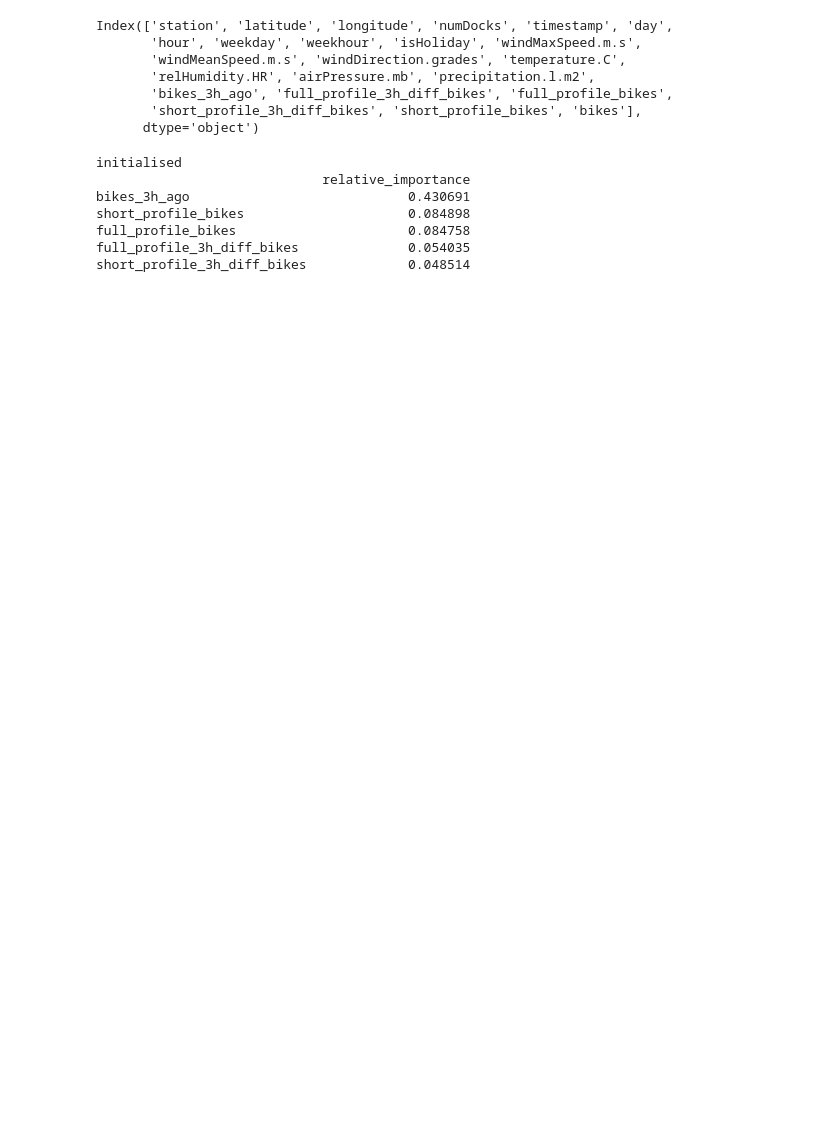
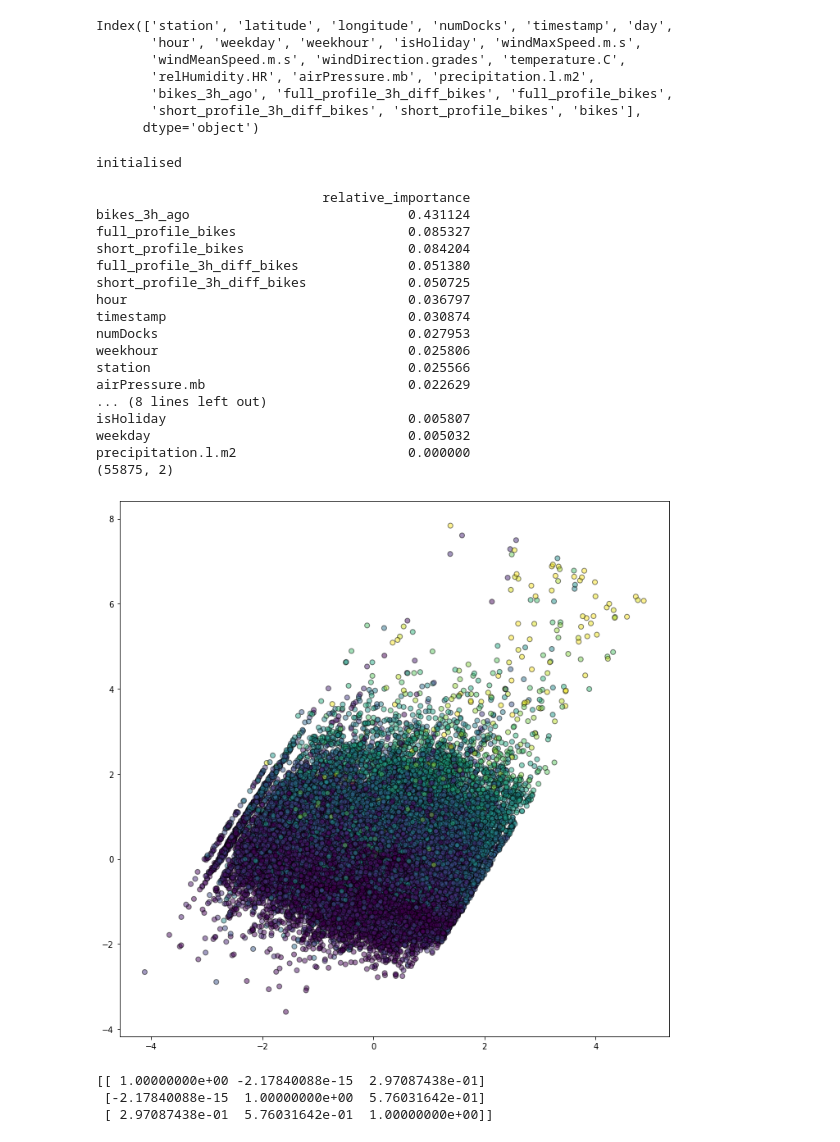
Before and after one commit to phillipSloan/MoreBikes, a Jupyter notebook: first_try.ipynb, the cells around one changed output. Cells and saved outputs as stored; diff of their text form; code cells hidden in the pictures; blank space fills up the shorter version.

Commit message:
playing with plotting

```diff
--- a/first_try.ipynb
+++ b/first_try.ipynb
@@ -84,16 +90,48 @@ feature_order = df.columns[:-1][imp_indixes]
 importances = importances[imp_indixes]
 
 imp_df = pd.DataFrame(data = importances, index = feature_order, columns=["relative_importance"])
-
-lowest_ranked_10 = feature_order[-7:]
-for feature in lowest_ranked_10:
-    del df[feature]
-print(imp_df.head())
 # %% [output]
 initialised
-                             relative_importance
-bikes_3h_ago                            0.430691
-short_profile_bikes                     0.084898
-full_profile_bikes                      0.084758
-full_profile_3h_diff_bikes              0.054035
-short_profile_3h_diff_bikes             0.048514
+# %%
+print(imp_df)
+X = df.iloc[:,:-1].to_numpy()
+Y = df["bikes"].to_numpy()
+
+from sklearn.decomposition import PCA
+from sklearn.manifold import TSNE
+import matplotlib.pyplot as plt
+
+pca = PCA(n_components = 2, whiten = True)
+X_pca = pca.fit_transform(X)
+
+print(X_pca.shape)
+
+fig, ax = plt.subplots(figsize=(12,12))
+
+ax.scatter(X_pca[:,0], X_pca[:,1], c = Y, edgecolor = '0', alpha=0.5)
+
+plt.show()
+
+print(np.corrcoef(X_pca.transpose(), Y))
+# %% [output]
+                             relative_importance
+bikes_3h_ago                            0.431124
+full_profile_bikes                      0.085327
+short_profile_bikes                     0.084204
+full_profile_3h_diff_bikes              0.051380
+short_profile_3h_diff_bikes             0.050725
+hour                                    0.036797
+timestamp                               0.030874
+numDocks                                0.027953
+weekhour                                0.025806
+station                                 0.025566
+airPressure.mb                          0.022629
+... (8 lines left out)
+isHoliday                               0.005807
+weekday                                 0.005032
+precipitation.l.m2                      0.000000
+(55875, 2)
+[figure, added]
+[[ 1.00000000e+00 -2.17840088e-15  2.97087438e-01]
+ [-2.17840088e-15  1.00000000e+00  5.76031642e-01]
+ [ 2.97087438e-01  5.76031642e-01  1.00000000e+00]]
```
Also changed, not shown: parts of 12 cells of this notebook, 2 other files.
